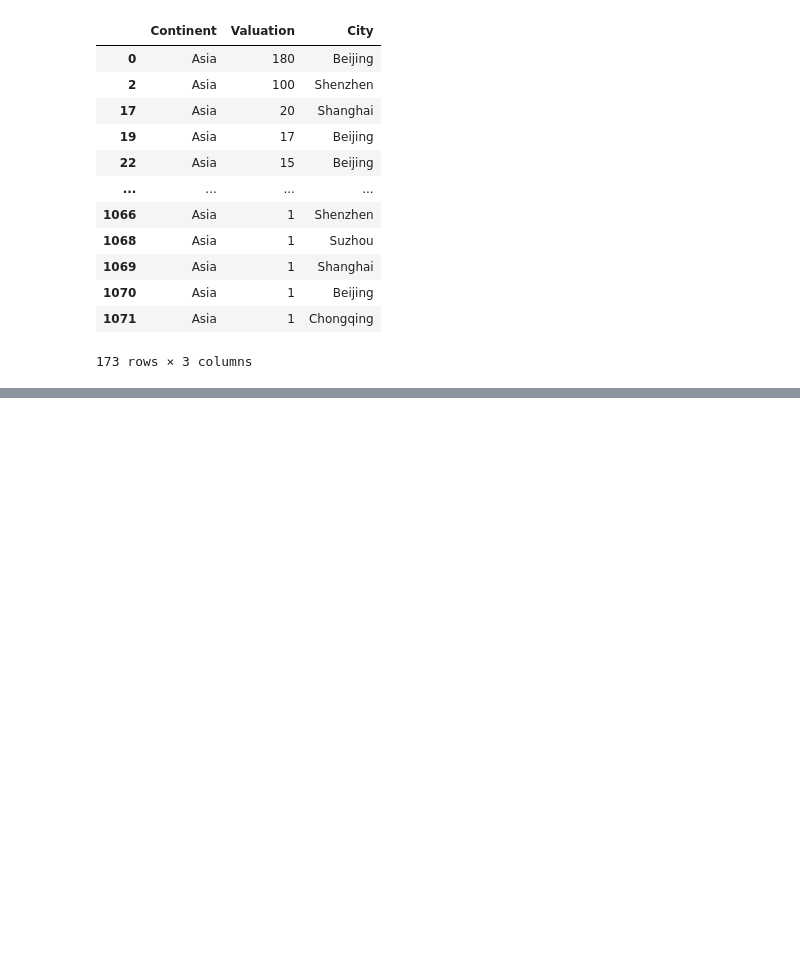
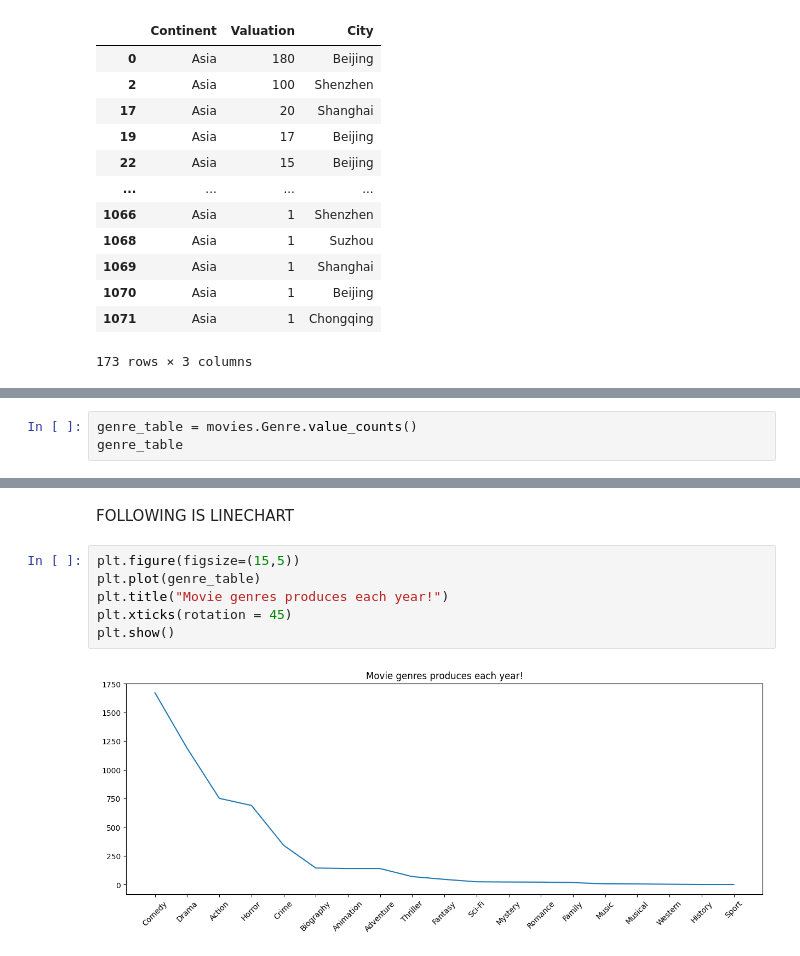
Before and after one commit to nurgelli/statistics_in_python, a Jupyter notebook: ml.ipynb, the cells around one changed output, grey strips where cells are left out. Cells and saved outputs as stored; diff of their text form; blank space fills up the shorter version.

```diff
--- a/ml.ipynb
+++ b/ml.ipynb
@@ -277,0 +387,3 @@ movies.describe().T
+# %%
+genre_table = movies.Genre.value_counts()
+genre_table
@@ -277,0 +408,10 @@ movies.describe().T
+# %% [markdown]
+FOLLOWING IS LINECHART
+# %%
+plt.figure(figsize=(15,5))
+plt.plot(genre_table)
+plt.title("Movie genres produces each year!")
+plt.xticks(rotation = 45)
+plt.show()
+# %% [output]
+[figure, added]
```
Also changed, not shown: parts of 24 cells of this notebook.
